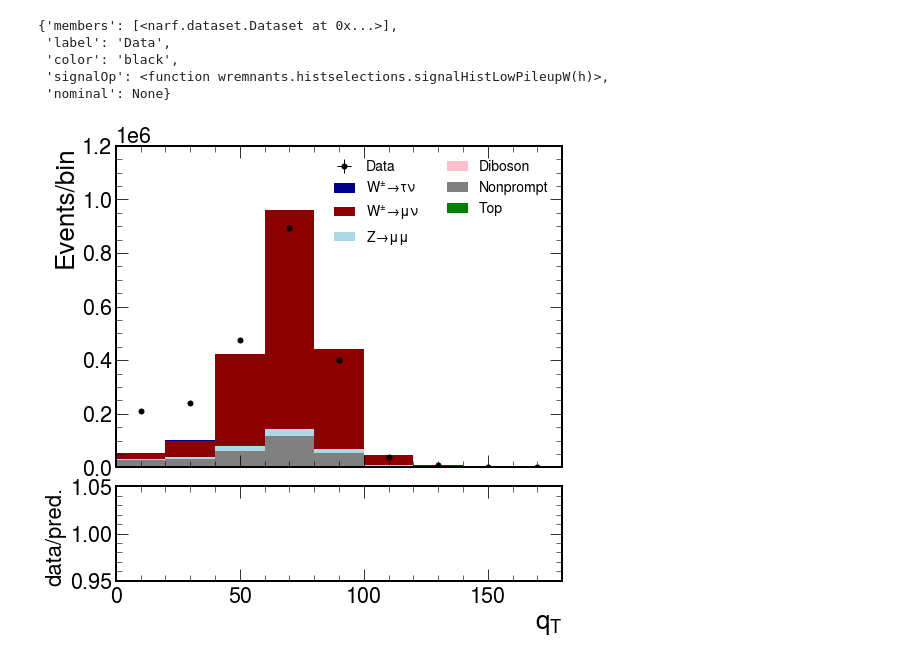
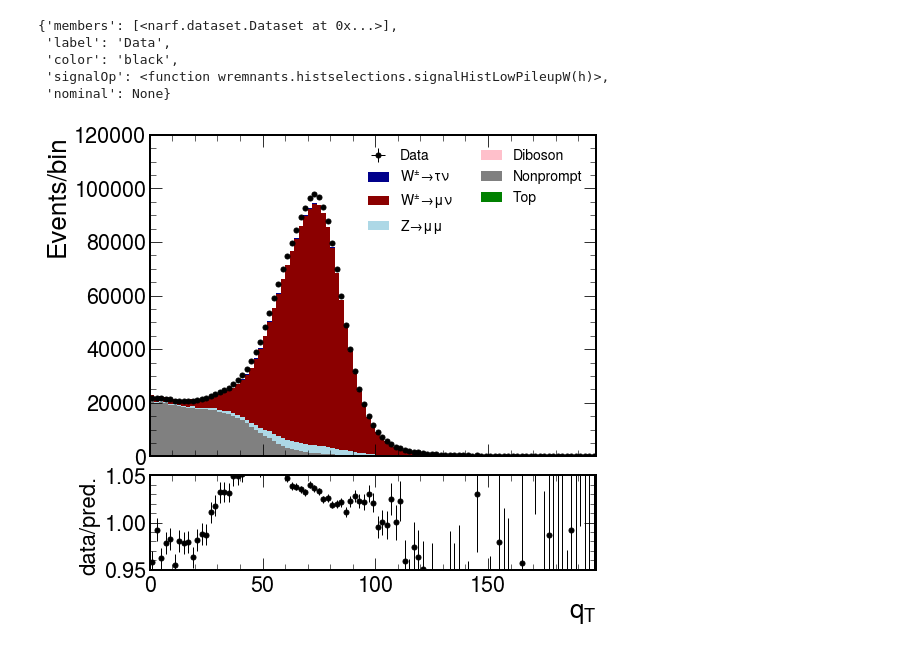
Before and after one commit to bendavid/WRemnants, a Jupyter notebook: notebooks/LowPileupScratch.ipynb, the cells around one changed output. Drawn from its saved outputs; the diff is of its cells as text; code cells hidden in the pictures.

Commit message:
Fix low pileup plotting

```diff
--- a/notebooks/LowPileupScratch.ipynb
+++ b/notebooks/LowPileupScratch.ipynb
@@ -10,7 +10,7 @@ The autoreload extension is already loaded. To reload it, use:
 # %%
 groups = datagroupsLowPU("/scratch/shared/jaeyserm/output_cards_fineRecoBin.root")
 # %%
-procDict = groups.datagroupsForHist("mt_reco_pf", axisNames=["qTreco", "iso", "charge", "mt"], label="nominal")
-procDict = groups.datagroupsForHist("mt_gen_reco_pf", procsToRead=["Wmunu"], axisNames=["qTreco", "qTgen", "iso", "charge", "mt"], label="nominal")
-procDict["Wmunu"]["nominal"] = procDict["Wmunu"]["nominal"].project("qTreco", "charge", "mt")
+procDict = groups.datagroupsForHist("mt_reco_pf", syst="nominal", label="nominal")
+procDict = groups.datagroupsForHist("mt_gen_reco_pf", procsToRead=["Wmunu"], syst="nominal", label="nominal")
+procDict["Wmunu"]["nominal"]# = procDict["Wmunu"]["nominal"].project("qTreco", "charge", "mt")
 # %% [output]
@@ -28,6 +29,6 @@ procDict["Data"]
  'nominal': None}
 # %%
 prednames = [x for x in procDict.keys() if x != "Data"]
-etafig = plotTools.makeStackPlotWithRatio("mt", procDict, prednames, unstacked="Data", scale=1.2e6, xlabel=r"q$_{T}$", rrange=[0.95, 1.05])
+etafig = plotTools.makeStackPlotWithRatio("mt", procDict, prednames, unstacked="Data", scale=1.2e5, xlabel=r"q$_{T}$", rrange=[0.95, 1.05])
 # %% [output]
-[figure, old version]
+[figure, new version]
```
Also changed, not shown: parts of 1 cell of this notebook, 3 other files.
